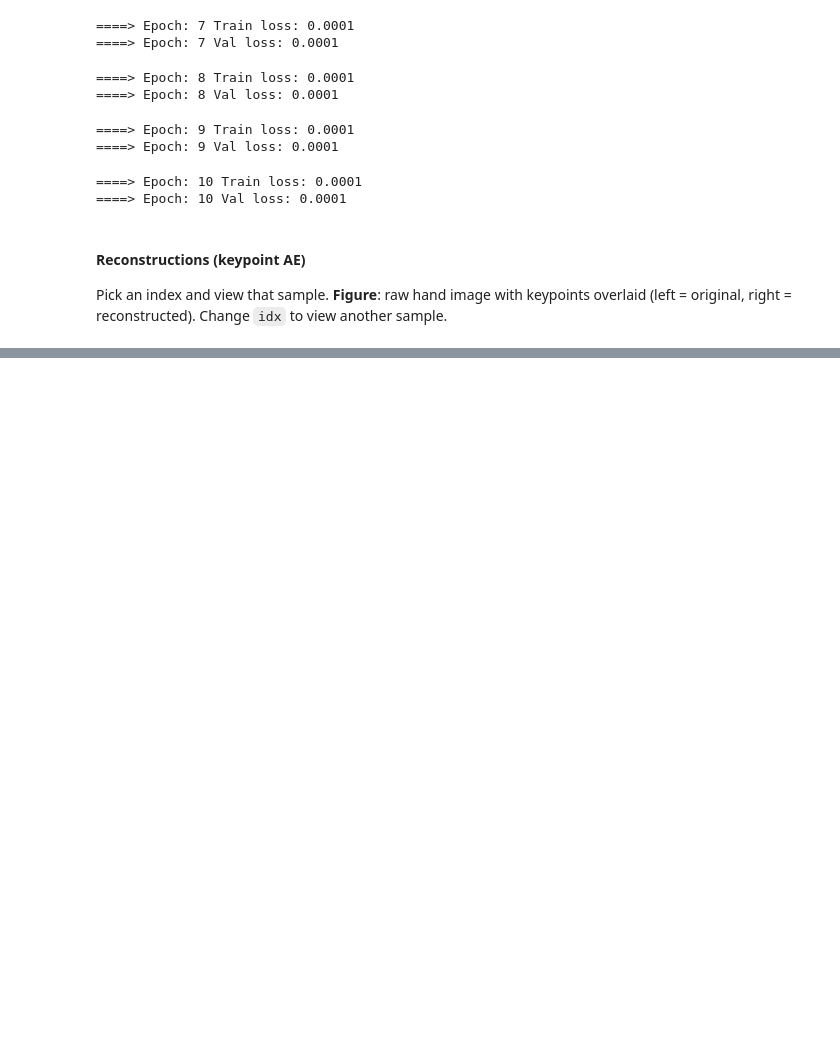
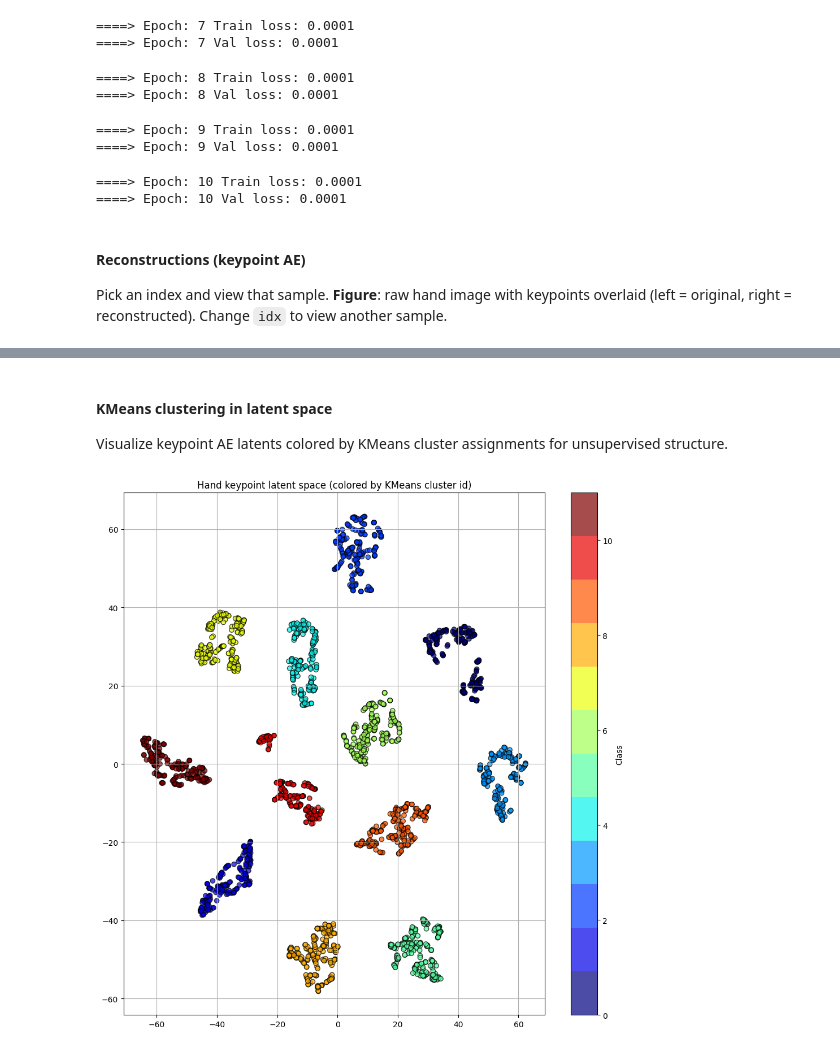
Before and after one commit to pjyazdian/VQVAE-INN-Workshop, a Jupyter notebook: 02_hand_image_keypoint_ae.ipynb, the cells around one changed output, grey strips where cells are left out. Cells and saved outputs as stored; diff of their text form; code cells hidden in the pictures; blank space fills up the shorter version.

```diff
--- a/02_hand_image_keypoint_ae.ipynb
+++ b/02_hand_image_keypoint_ae.ipynb
@@ -139,0 +145,18 @@ scatter_latent(latents_kp, labels_kp, title="Hand keypoint latent space")
+# %% [markdown]
+#### KMeans clustering in latent space
+
+Visualize keypoint AE latents colored by KMeans cluster assignments for unsupervised structure.
+# %%
+# Same latents as previous cell; color by KMeans cluster id (unsupervised)
+from sklearn.cluster import KMeans
+
+n_clusters = len(np.unique(labels_kp))  # optional: set to another int (e.g. 8) if you prefer
+kmeans = KMeans(n_clusters=n_clusters, random_state=42, n_init=10)
+cluster_ids = kmeans.fit_predict(latents_kp)
+scatter_latent(
+    latents_kp,
+    cluster_ids,
+    title="Hand keypoint latent space (colored by KMeans cluster id)",
+)
+# %% [output]
+[figure, added]
```
Also changed, not shown: parts of 24 cells of this notebook, 4 other files.
